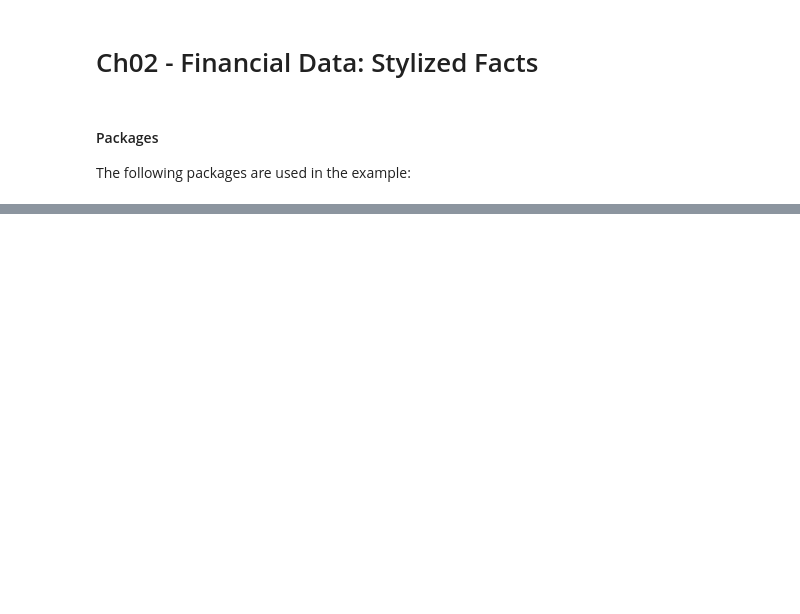
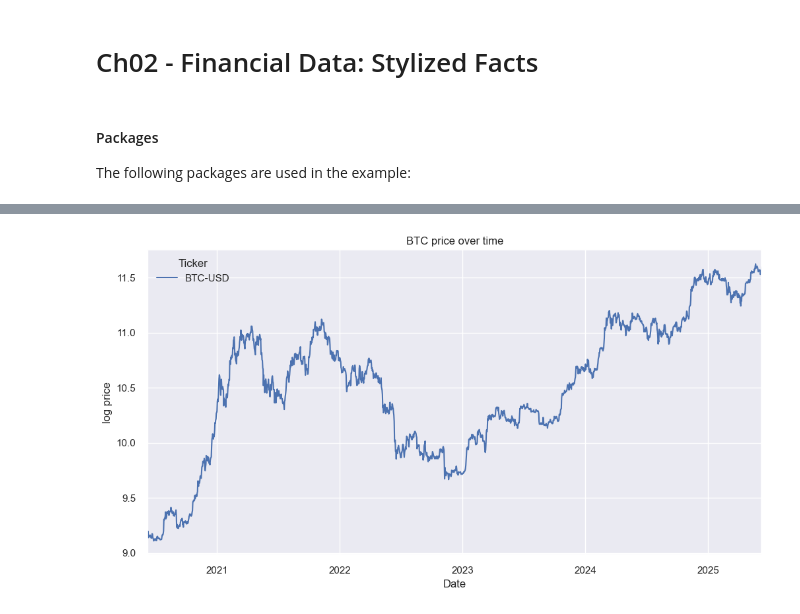
Before and after one commit to gqjimmyz/Portfolio_Optimization, a Jupyter notebook: code/ch02-demo-stylized-facts.ipynb, the cells around one changed output, grey strips where cells are left out. Cells and saved outputs as stored; diff of their text form; code cells hidden in the pictures; blank space fills up the shorter version.

```diff
--- a/code/ch02-demo-stylized-facts.ipynb
+++ b/code/ch02-demo-stylized-facts.ipynb
@@ -28,0 +72,7 @@ from statsmodels.graphics.tsaplots import plot_acf, plot_pacf
+# %%
+fig, ax = plt.subplots(figsize=(12,6))
+np.log(btc_prices).plot(ax=ax)
+ax.set_title('BTC price over time')
+ax.set_ylabel('log price');
+# %% [output]
+[figure, added]
```
Also changed, not shown: parts of 7 cells of this notebook.
